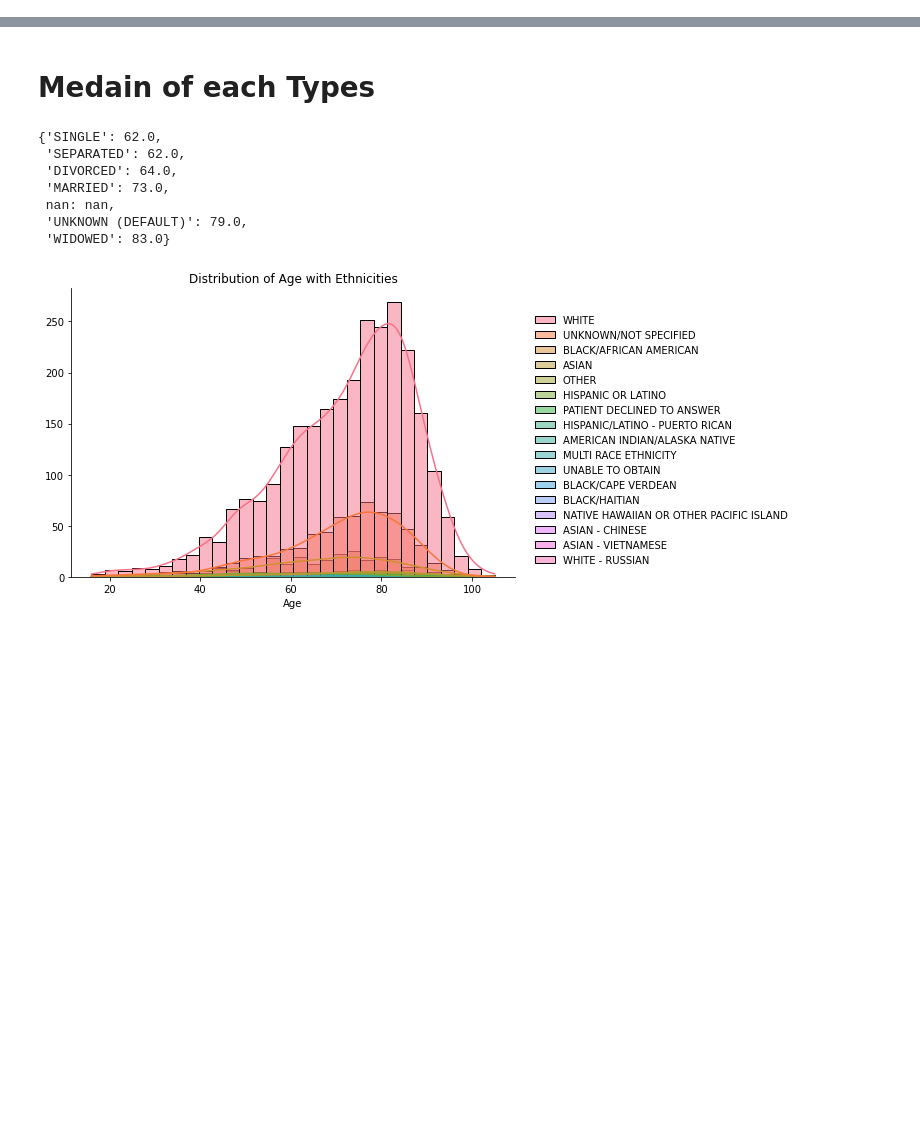
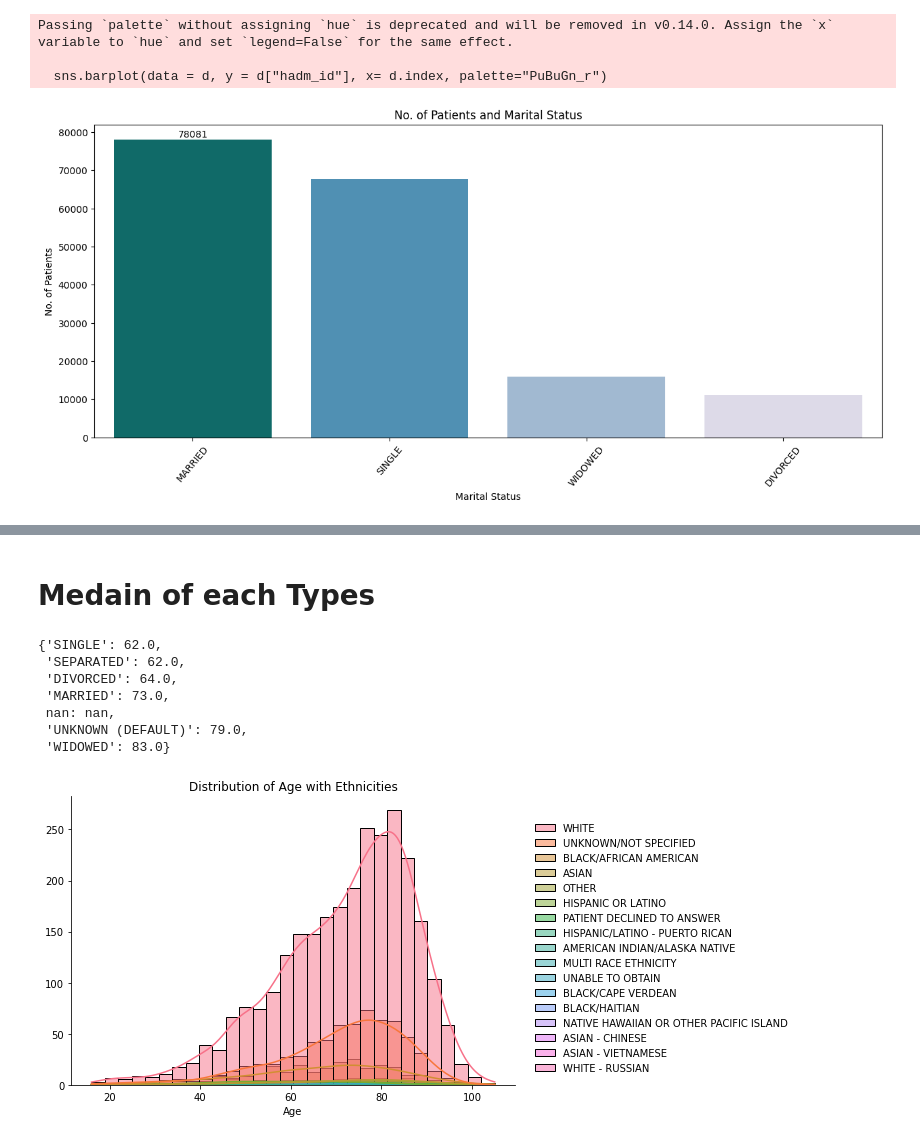
Before and after one commit to BuiHoangTu/Disease_Prediction_MIMIC_II, a Jupyter notebook: 02_Demographics.ipynb, the cells around one changed output, grey strips where cells are left out. Drawn from its saved outputs; the diff is of its cells as text; code cells hidden in the pictures; blank space fills up the shorter version.

Commit message:
convert note02 to mimic4

```diff
--- a/02_Demographics.ipynb
+++ b/02_Demographics.ipynb
@@ -225,0 +5,8 @@ def mean_calc(col_name, unique):
+# %%
+# Variables
+MIMIC_PATH = "../mimiciv2.2/hosp/"
+POST_PROCESS_PATH = "./post_process/"
+
+# make the POST_PROCESS_PATH
+from pathlib import Path
+Path(POST_PROCESS_PATH).mkdir(parents=True, exist_ok=True)
@@ -225,0 +15,5 @@ def mean_calc(col_name, unique):
+# %%
+demographics_df = pd.read_csv(MIMIC_PATH + "admissions.csv", index_col='subject_id')
+demographics_df = demographics_df.reset_index() \
+    .drop(["admittime", "subject_id"], axis="columns")
+demographics_df.head()
@@ -225,0 +31,3 @@ def mean_calc(col_name, unique):
+# %%
+note01_df = pd.read_csv(POST_PROCESS_PATH + "selected_ids.csv")
+note01_df.shape
@@ -225,0 +41,3 @@ def mean_calc(col_name, unique):
+# %%
+note2_df = note01_df.merge(demographics_df, on = "hadm_id", how = "left")
+note2_df.sort_index().head()
@@ -225,0 +77,21 @@ def mean_calc(col_name, unique):
+# %%
+d = note2_df.groupby("marital_status")["hadm_id"].size().sort_values(ascending= False).to_frame()
+
+fig, ax = plt.subplots(figsize=(15, 6))
+
+sns.barplot(data = d, y = d["hadm_id"], x= d.index, palette="PuBuGn_r")
+
+ax.bar_label(ax.containers[0])
+
+plt.xlabel(x:="Marital Status")
+plt.ylabel(y:="No. of Patients")
+plt.title(t:= y + " and " + x)
+
+plt.xticks(rotation=50)
+plt.savefig(POST_PROCESS_PATH + f"EDA_{t}.jpeg", bbox_inches = "tight")
+plt.show()
+# %% [output]
+Passing `palette` without assigning `hue` is deprecated and will be removed in v0.14.0. Assign the `x` variable to `hue` and set `legend=False` for the same effect.
+
+  sns.barplot(data = d, y = d["hadm_id"], x= d.index, palette="PuBuGn_r")
+[figure, added]
```
Also changed, not shown: parts of 46 cells of this notebook.
